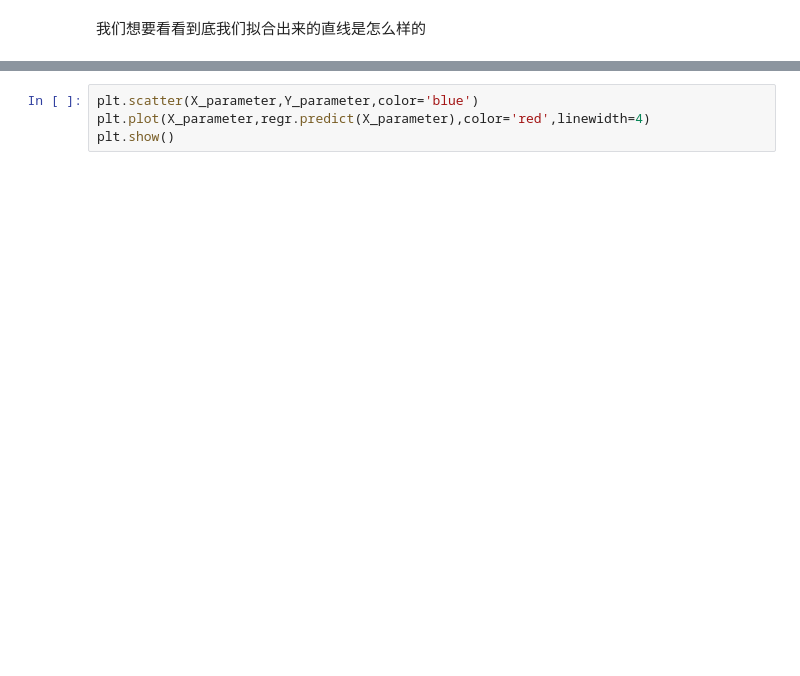
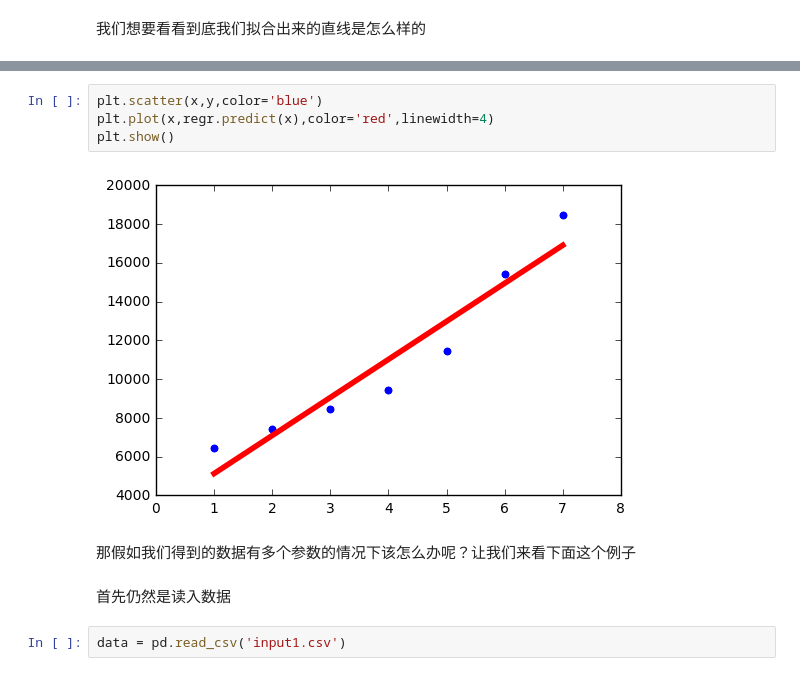
Before and after one commit to HosinPrime/linerRegression, a Jupyter notebook: linerRegression.ipynb, the cells around one changed output, grey strips where cells are left out. Saved outputs shown, nothing was run; the diff lists cells and outputs as text; blank space fills up the shorter version.

```diff
--- a/linerRegression.ipynb
+++ b/linerRegression.ipynb
@@ -57,4 +76,12 @@ plt.show()
 # %%
-plt.scatter(X_parameter,Y_parameter,color='blue')
-plt.plot(X_parameter,regr.predict(X_parameter),color='red',linewidth=4)
+plt.scatter(x,y,color='blue')
+plt.plot(x,regr.predict(x),color='red',linewidth=4)
 plt.show()
+# %% [output]
+[figure, added]
+# %% [markdown]
+那假如我们得到的数据有多个参数的情况下该怎么办呢？让我们来看下面这个例子
+# %% [markdown]
+首先仍然是读入数据
+# %%
+data = pd.read_csv('input1.csv')
```
Also changed, not shown: parts of 39 cells of this notebook, 3 other files.
